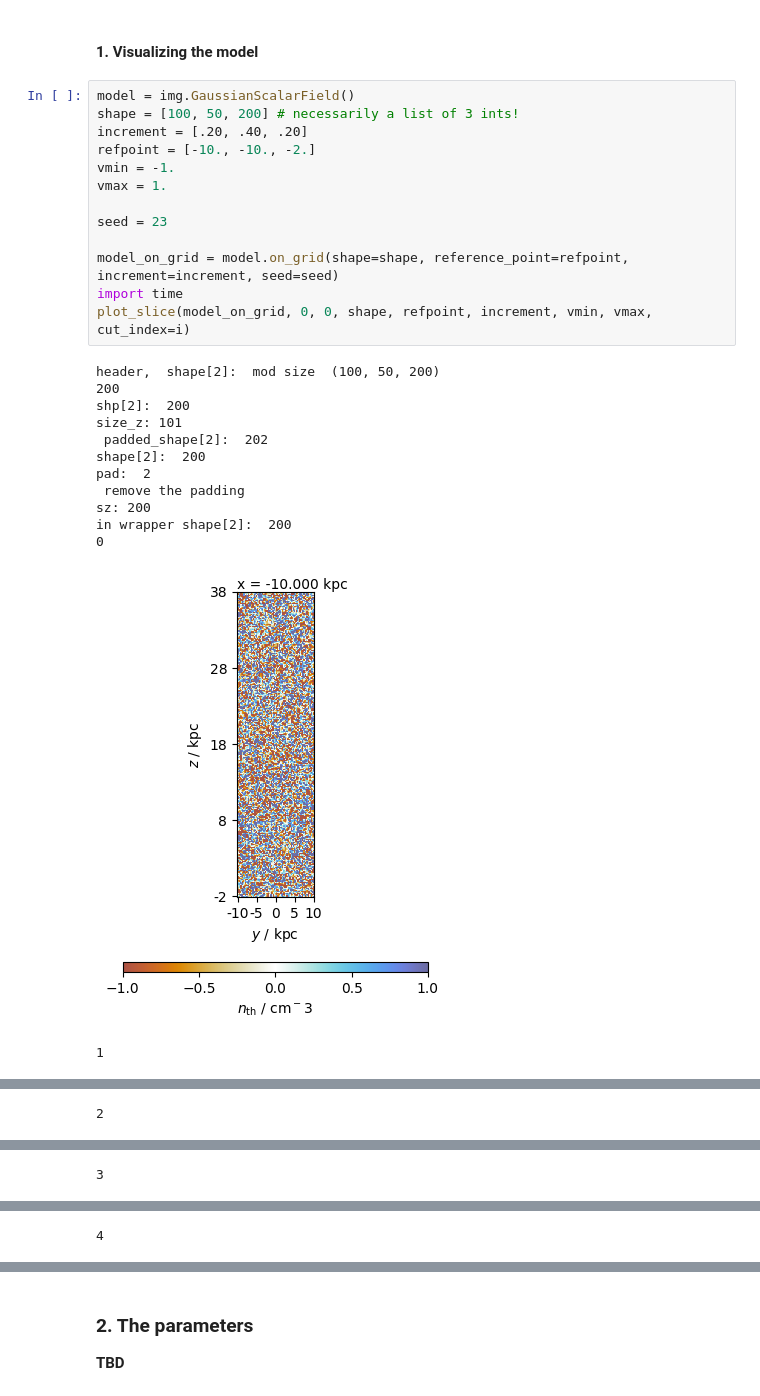
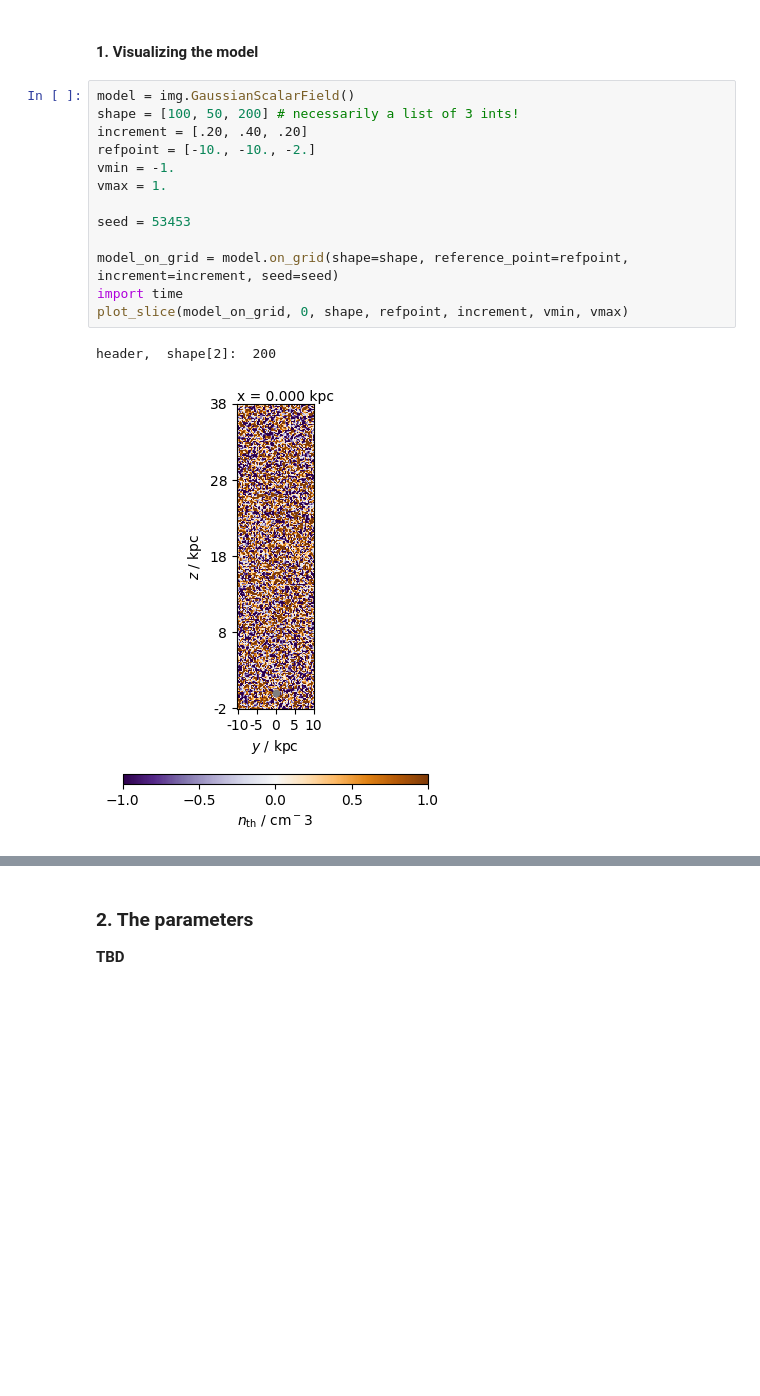
Before and after one commit to rafaelab/imagine-models, a Jupyter notebook: demos/python/model_examples/gaussian_scalar_demo.ipynb, the cells around one changed output, grey strips where cells are left out. Saved outputs shown, nothing was run; the diff lists cells and outputs as text; blank space fills up the shorter version.

```diff
--- a/demos/python/model_examples/gaussian_scalar_demo.ipynb
+++ b/demos/python/model_examples/gaussian_scalar_demo.ipynb
@@ -14,27 +14,16 @@ from plotting_helpers import plot_slice
 # %%
 model = img.GaussianScalarField()
 shape = [100, 50, 200] # necessarily a list of 3 ints!
 increment = [.20, .40, .20]
 refpoint = [-10., -10., -2.]
 vmin = -1.
 vmax = 1.
 
-seed = 23
+seed = 53453
 
 model_on_grid = model.on_grid(shape=shape, reference_point=refpoint, increment=increment, seed=seed)
 import time
-plot_slice(model_on_grid, 0, 0, shape, refpoint, increment, vmin, vmax, cut_index=i)
+plot_slice(model_on_grid, 0, shape, refpoint, increment, vmin, vmax)
 # %% [output]
-header,  shape[2]:  mod size  (100, 50, 200)
-200
-shp[2]:  200
-size_z: 101
- padded_shape[2]:  202
-shape[2]:  200
-pad:  2
- remove the padding
-sz: 200
-in wrapper shape[2]:  200
-0
+header,  shape[2]:  200
-[figure, old version]
+[figure, new version]
-1
@@ -42 +29,0 @@ in wrapper shape[2]:  200
-2
@@ -44 +29,0 @@ in wrapper shape[2]:  200
-3
@@ -46 +29,0 @@ in wrapper shape[2]:  200
-4
```
Also changed, not shown: parts of 6 cells of this notebook, 4 other files.
